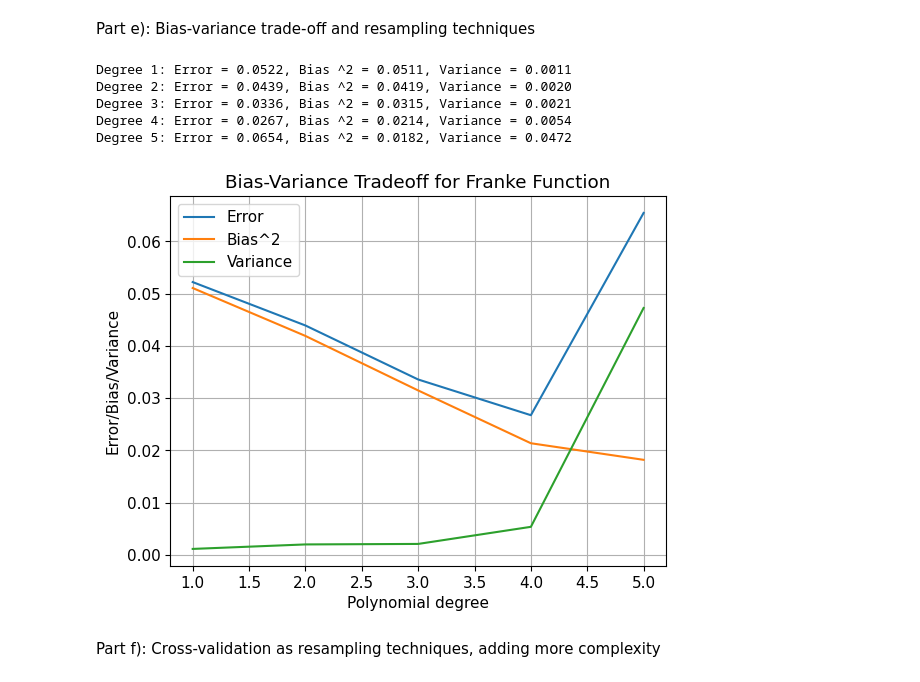
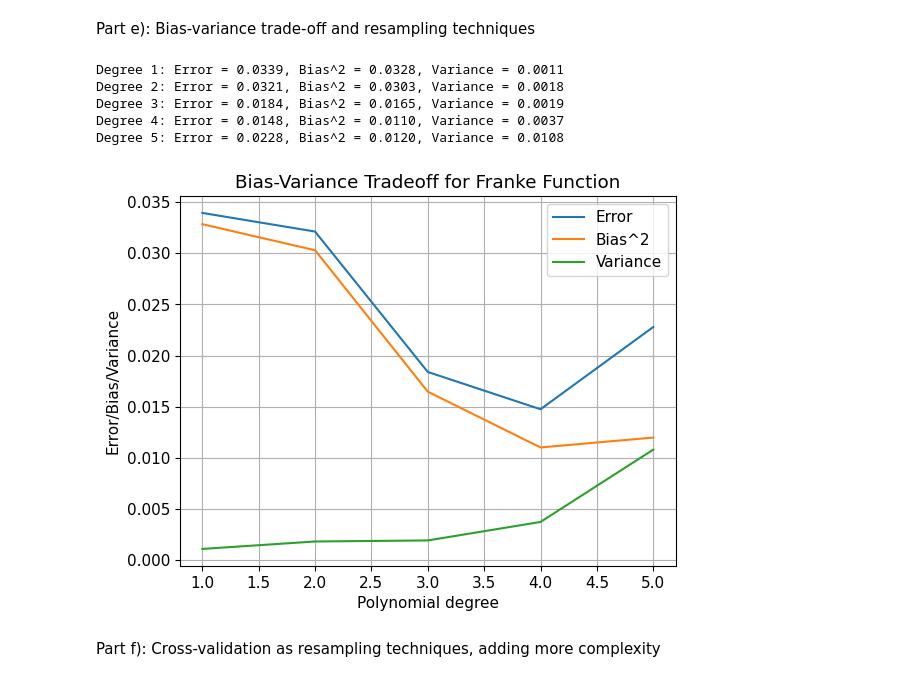
Before and after one commit to tiriltk/FYSSTK4155, a Jupyter notebook: Project1/frankecode.ipynb, the cells around one changed output. Drawn from its saved outputs; the diff is of its cells as text; code cells hidden in the pictures.

```diff
--- a/Project1/frankecode.ipynb
+++ b/Project1/frankecode.ipynb
@@ -78,7 +78,7 @@ np.random.seed(1040)
 
 # Generate data
 degree = 5
-N = 1000
+N = 10000
 x = np.random.rand(N)
 y = np.random.rand(N)
 z = FrankeFunction(x, y)  + 0.1 * np.random.randn(N)
@@ -391,14 +391,11 @@ plt.show()
 # %% [markdown]
 Part e): Bias-variance trade-off and resampling techniques
 # %%
-import numpy as np
-import matplotlib.pyplot as plt
-from sklearn.linear_model import LinearRegression
-from sklearn.preprocessing import PolynomialFeatures
-from sklearn.pipeline import make_pipeline
 from sklearn.utils import resample
 from sklearn.model_selection import train_test_split
+from sklearn.linear_model import LinearRegression
 
+# Franke Function definition
 def FrankeFunction(x, y):
     term1 = 0.75 * np.exp(-(0.25 * (9 * x - 2) ** 2) - 0.25 * ((9 * y - 2) ** 2))
     term2 = 0.75 * np.exp(-((9 * x + 1) ** 2) / 49.0 - 0.1 * (9 * y + 1))
@@ -406,69 +403,74 @@ def FrankeFunction(x, y):
     term4 = -0.2 * np.exp(-(9 * x - 4) ** 2 - (9 * y - 7) ** 2)
     return term1 + term2 + term3 + term4
 
+def create_X(x, y, n):
+    if len(x.shape) > 1:
+        x = np.ravel(x)
+        y = np.ravel(y)
+
+    N = len(x)
+    l = int((n + 1) * (n + 2) / 2)  # Number of elements in beta
+    X = np.ones((N, l))
+
+    for i in range(1, n + 1):
+        q = int((i) * (i + 1) / 2)
+        for k in range(i + 1):
+            X[:, q + k] = (x ** (i - k)) * (y ** k)
+
+    return X
 
 n = 100
 x = np.random.uniform(0, 1, n)
 y = np.random.uniform(0, 1, n)
 z = FrankeFunction(x, y) + 0.1 * np.random.normal(0, 1, x.shape)
 
-x = x.reshape(-1, 1)
-y = y.reshape(-1, 1)
-X = np.hstack((x, y))
+x_train, x_test, y_train, y_test, z_train, z_test = train_test_split(x, y, z, test_size=0.2)
 
 n_boostraps = 100
 maxdegree = 5
 
 error = np.zeros(maxdegree)
 bias = np.zeros(maxdegree)
 variance = np.zeros(maxdegree)
 polydegree = np.arange(1, maxdegree + 1)
 
-X_train, X_test, z_train, z_test = train_test_split(X, z, test_size=0.2)
+z_test = z_test.reshape(-1, 1)
 
 
-error = np.zeros(maxdegree)
-bias = np.zeros(maxdegree)
-variance = np.zeros(maxdegree)
-polydegree = np.arange(1, maxdegree + 1)
+for degree in range(1, maxdegree + 1):
+    X_train_poly = create_X(x_train, y_train, degree)
+    X_test_poly = create_X(x_test, y_test, degree)
+    z_pred = np.empty((z_test.shape[0], n_boostraps))  #store bootstrap predictions
 
-z_test = z_test.reshape(-1, 1)
+    #bootstrap resampling
+    for i in range(n_boostraps):
+        X_, z_ = resample(X_train_poly, z_train)
+        model = LinearRegression(fit_intercept=False)
+        z_pred[:, i] = model.fit(X_, z_).predict(X_test_poly).ravel()
 
-# Loop over polynomial degrees
-for degree in range(1, maxdegree + 1):
-    model = make_pipeline(PolynomialFeatures(degree=degree), LinearRegression(fit_intercept=False))
-    z_pred = np.empty((z_test.shape[0], n_boostraps))  # To store bootstrap predictions
-
-    # Perform bootstrap resampling
-    for i in range(n_boostraps):
-        X_, z_ = resample(X_train, z_train)
-        z_pred[:, i] = model.fit(X_, z_).predict(X_test).ravel()
-
-    # Calculate error, bias, and variance
+    #calc error, bias, and variance
     error[degree-1] = np.mean(np.mean((z_test - z_pred) ** 2, axis=1))
     bias[degree-1] = np.mean((z_test - np.mean(z_pred, axis=1, keepdims=True)) ** 2)
     variance[degree-1] = np.mean(np.var(z_pred, axis=1))
 
-    print(f'Degree {degree}: Error = {error[degree-1]:.4f}, Bias ^2 = {bias[degree-1]:.4f}, Variance = {variance[degree-1]:.4f}')
+    print(f'Degree {degree}: Error = {error[degree-1]:.4f}, Bias^2 = {bias[degree-1]:.4f}, Variance = {variance[degree-1]:.4f}')
 
 plt.rcParams.update({'font.size': 11})
-
-# Plot the error, bias, and variance as a function of polynomial degree
 plt.plot(polydegree, error, label='Error')
 plt.plot(polydegree, bias, label='Bias^2')
 plt.plot(polydegree, variance, label='Variance')
 plt.xlabel('Polynomial degree')
 plt.ylabel('Error/Bias/Variance')
 plt.legend()
 plt.title('Bias-Variance Tradeoff for Franke Function')
 plt.grid(True)
 plt.show()
 # %% [output]
-Degree 1: Error = 0.0522, Bias ^2 = 0.0511, Variance = 0.0011
-Degree 2: Error = 0.0439, Bias ^2 = 0.0419, Variance = 0.0020
-Degree 3: Error = 0.0336, Bias ^2 = 0.0315, Variance = 0.0021
-Degree 4: Error = 0.0267, Bias ^2 = 0.0214, Variance = 0.0054
-Degree 5: Error = 0.0654, Bias ^2 = 0.0182, Variance = 0.0472
+Degree 1: Error = 0.0339, Bias^2 = 0.0328, Variance = 0.0011
+Degree 2: Error = 0.0321, Bias^2 = 0.0303, Variance = 0.0018
+Degree 3: Error = 0.0184, Bias^2 = 0.0165, Variance = 0.0019
+Degree 4: Error = 0.0148, Bias^2 = 0.0110, Variance = 0.0037
+Degree 5: Error = 0.0228, Bias^2 = 0.0120, Variance = 0.0108
-[figure, old version]
+[figure, new version]
 # %% [markdown]
 Part f): Cross-validation as resampling techniques, adding more complexity
```
Also changed, not shown: parts of 7 cells of this notebook.
